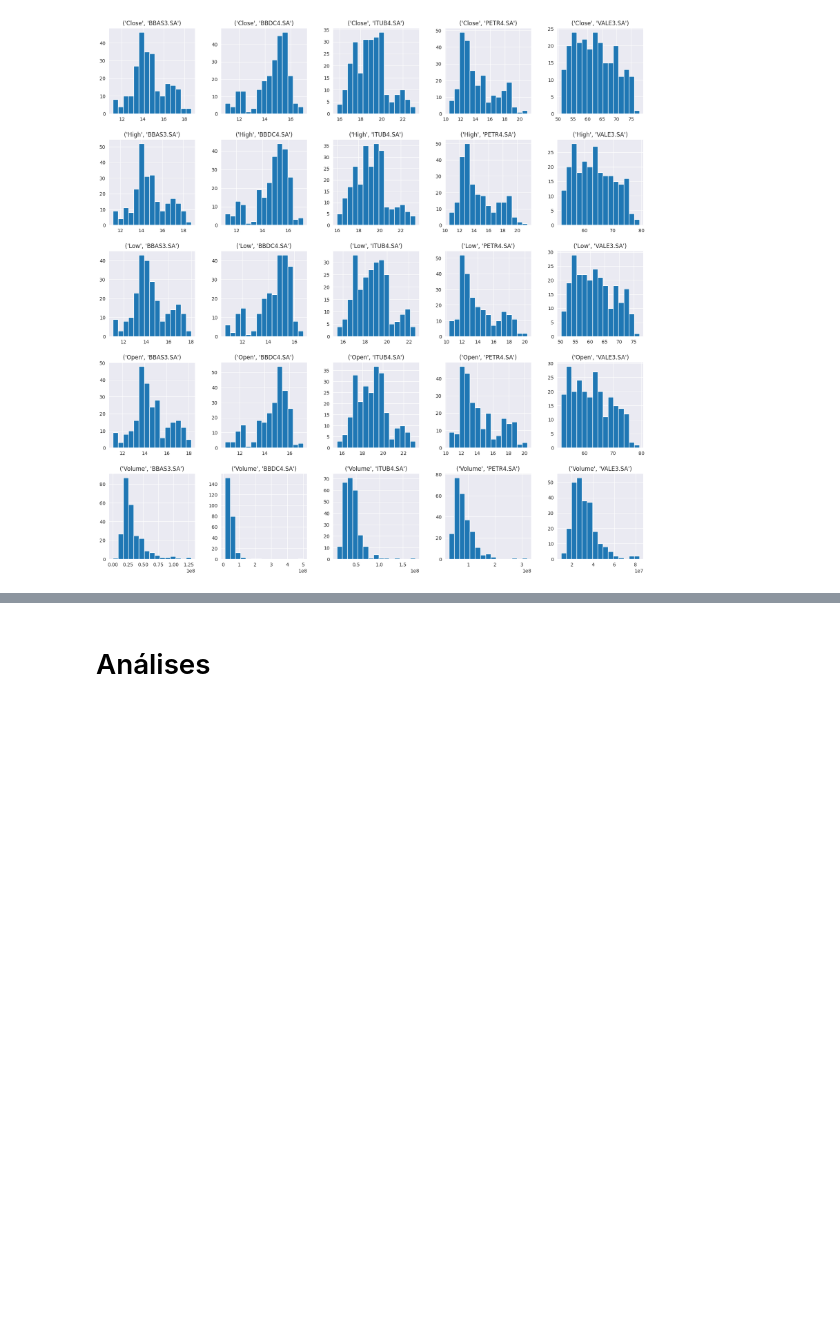
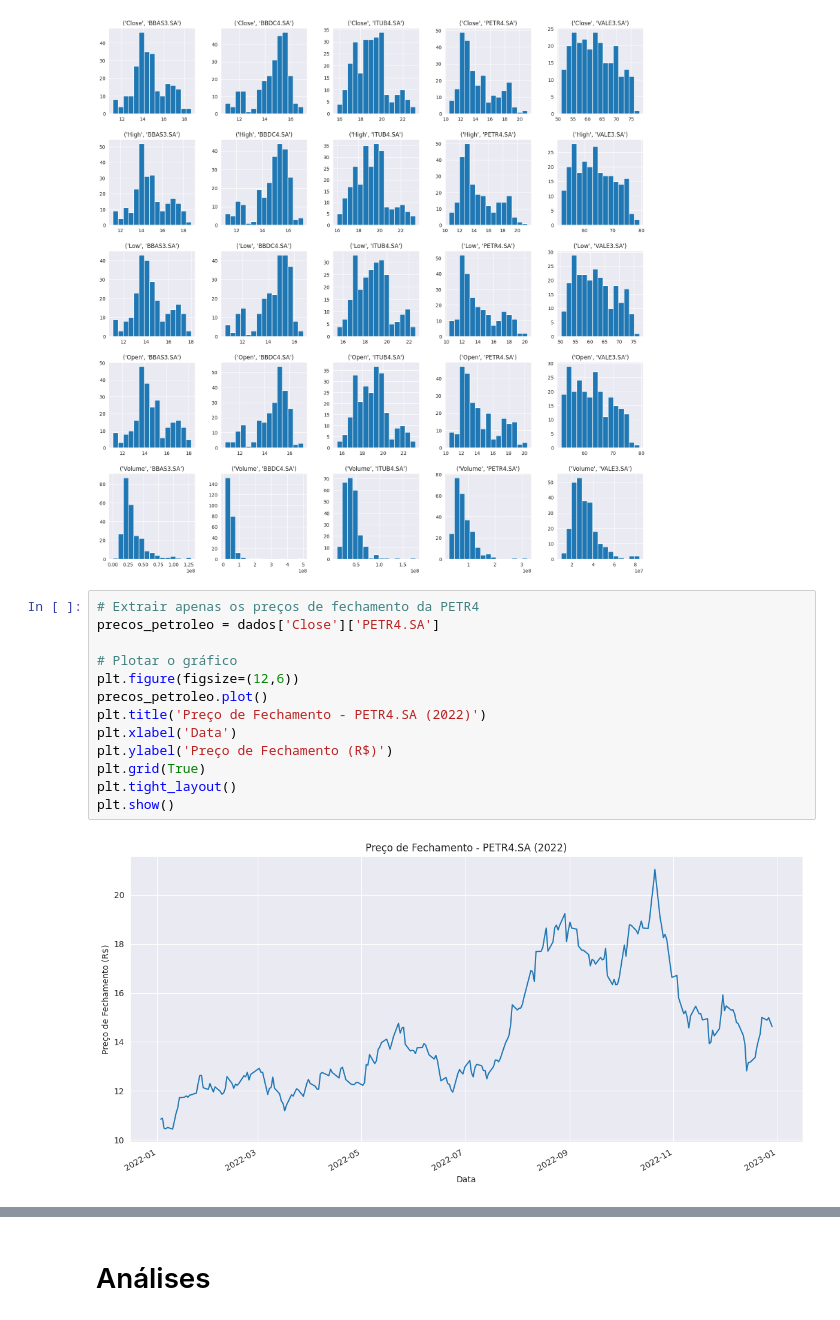
Before and after one commit to hermescosta/Hermes-2025-, a Jupyter notebook: Análise_de_portfólio_RBras_2023.ipynb, the cells around one changed output, grey strips where cells are left out. Saved outputs shown, nothing was run; the diff lists cells and outputs as text; blank space fills up the shorter version.

```diff
--- a/Análise_de_portfólio_RBras_2023.ipynb
+++ b/Análise_de_portfólio_RBras_2023.ipynb
@@ -151,3 +151,18 @@ sns.set_style('darkgrid')
 dados.hist(bins=15,figsize=(20,20));
 # %% [output]
 [figure]
+# %%
+# Extrair apenas os preços de fechamento da PETR4
+precos_petroleo = dados['Close']['PETR4.SA']
+
+# Plotar o gráfico
+plt.figure(figsize=(12,6))
+precos_petroleo.plot()
+plt.title('Preço de Fechamento - PETR4.SA (2022)')
+plt.xlabel('Data')
+plt.ylabel('Preço de Fechamento (R$)')
+plt.grid(True)
+plt.tight_layout()
+plt.show()
+# %% [output]
+[figure, added]
```
Also changed, not shown: parts of 1 cell of this notebook.
